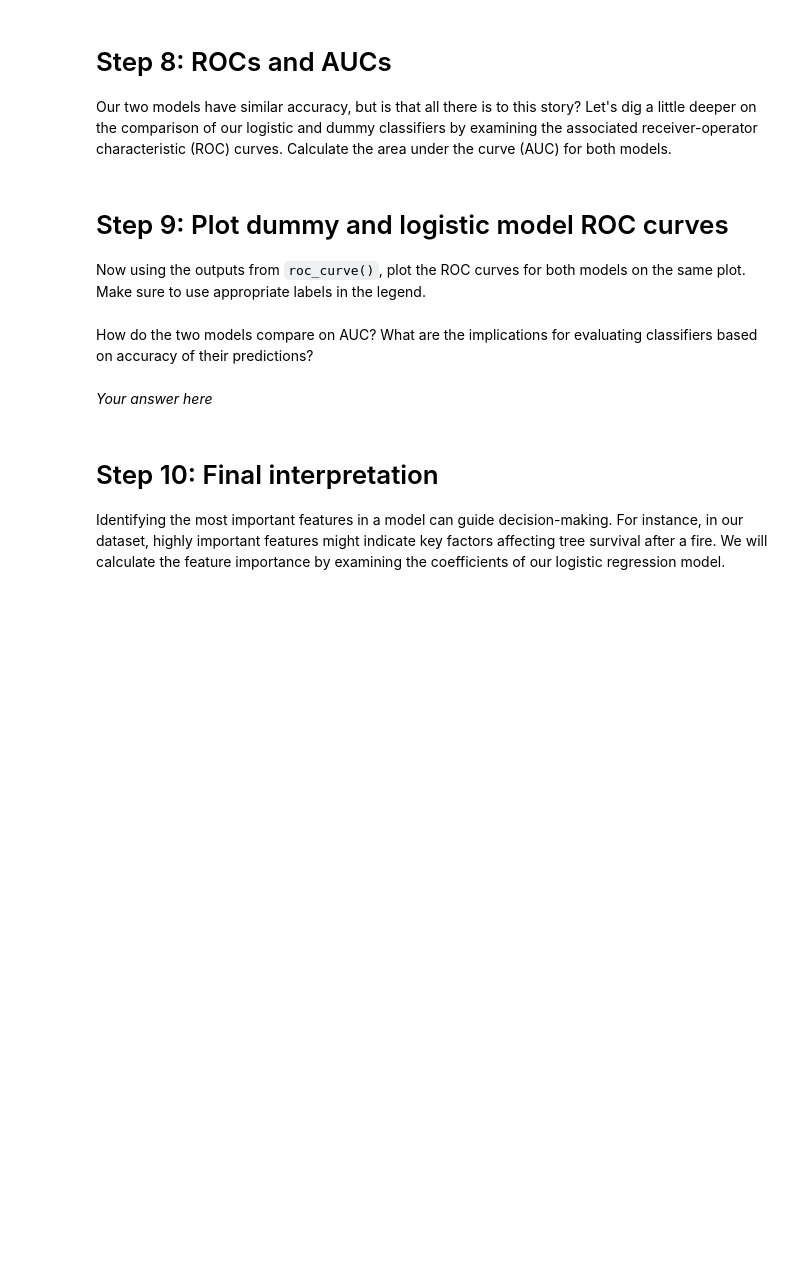
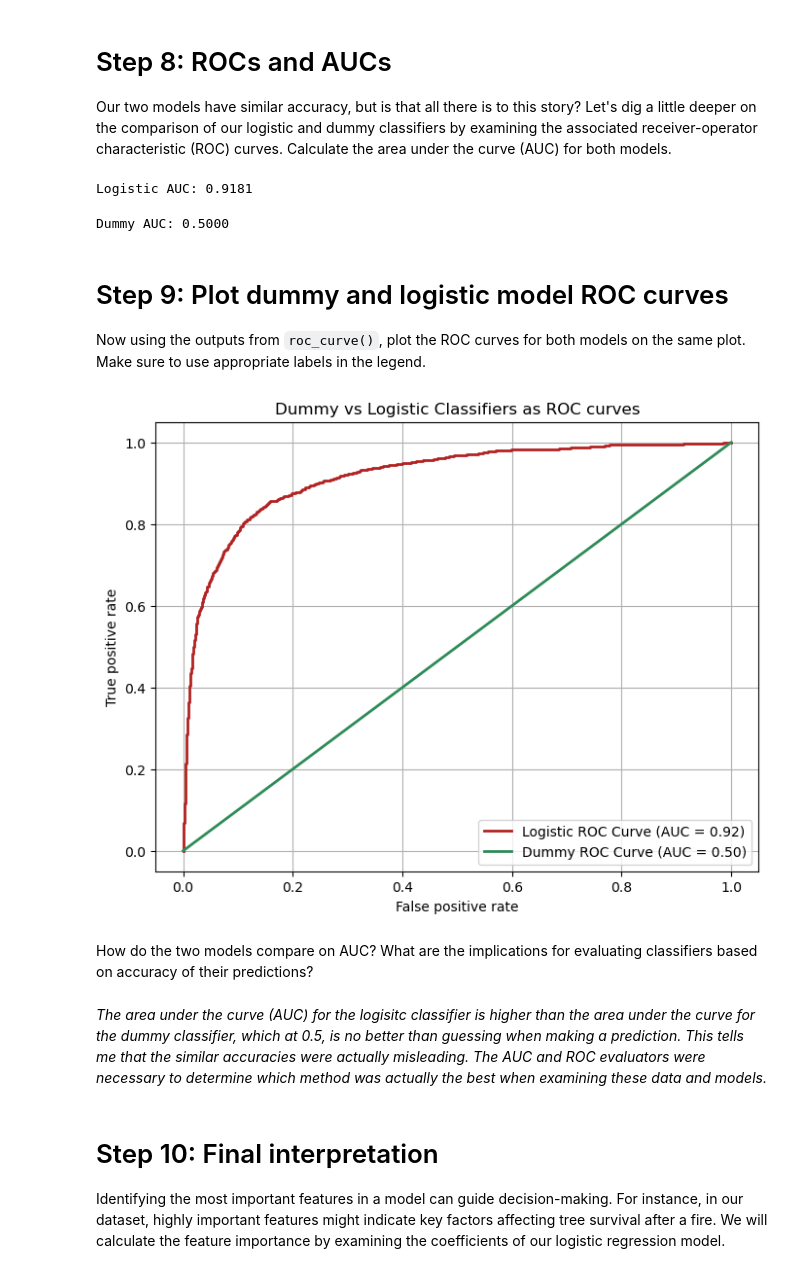
Before and after one commit to jorb1/EDS232-labs, a Jupyter notebook: Week3/lab3-wildfire.ipynb, the cells around one changed output. Drawn from its saved outputs; the diff is of its cells as text; code cells hidden in the pictures; blank space fills up the shorter version.

```diff
--- a/Week3/lab3-wildfire.ipynb
+++ b/Week3/lab3-wildfire.ipynb
@@ -218,20 +228,43 @@ Dummy Confusion Matrix:
 # Step 8: ROCs and AUCs
 Our two models have similar accuracy, but is that all there is to this story?  Let's dig a little deeper on the comparison of our logistic and dummy classifiers by examining the associated receiver-operator characteristic (ROC) curves. Calculate the area under the curve (AUC) for both models.
 # %%
-# Logistic classifier AUC
-...
-print(f"Logistic AUC: ")
+# Calculate the logistic classifier AUC
+log_auc = roc_auc_score(y_test, log_model.predict_proba(X_test_scaled)[:,1])
+print(f"Logistic AUC: {log_auc:.4f}")
+# %% [output]
+Logistic AUC: 0.9181
 # %%
-# Dummy classifier AUC
-...
-print(f"Dummy AUC: ")
+# Calculate the dummy classifier AUC
+dummy_auc = roc_auc_score(y_test, dummy.predict_proba(X_test_scaled)[:,1])
+print(f"Dummy AUC: {dummy_auc:.4f}")
+# %% [output]
+Dummy AUC: 0.5000
 # %% [markdown]
 # Step 9: Plot dummy and logistic model ROC curves
 Now using the outputs from `roc_curve()`, plot the ROC curves for both models on the same plot.  Make sure to use appropriate labels in the legend.
+# %%
+# Make the Logistic ROC curve
+fpr_log, tpr_log, _ = roc_curve(y_test, log_model.predict_proba(X_test_scaled)[:,1])
+
+# Make the dummy ROC curve
+fpr_dum, tpr_dum, _ = roc_curve(y_test, dummy.predict_proba(X_test_scaled)[:,1])
+
+# Make the plot with the curves
+plt.figure(figsize = (8,6))
+plt.plot(fpr_log, tpr_log, color = 'firebrick', lw = 2, label = f'Logistic ROC Curve (AUC = {log_auc:.2f})')
+plt.plot(fpr_dum, tpr_dum, color = 'seagreen', lw = 2, label = f'Dummy ROC Curve (AUC = {dummy_auc:.2f})')
+plt.xlabel('False positive rate')
+plt.ylabel('True positive rate')
+plt.title('Dummy vs Logistic Classifiers as ROC curves')
+plt.legend()
+plt.grid(True)
+plt.show()
+# %% [output]
+[figure, added]
 # %% [markdown]
 How do the two models compare on AUC?  What are the implications for evaluating classifiers based on accuracy of their predictions?
 # %% [markdown]
-*Your answer here*
+*The area under the curve (AUC) for the logisitc classifier is higher than the area under the curve for the dummy classifier, which at 0.5, is no better than guessing when making a prediction. This tells me that the similar accuracies were actually misleading. The AUC and ROC evaluators were necessary to determine which method was actually the best when examining these data and models.*
 # %% [markdown]
 # Step 10: Final interpretation
 
```
Also changed, not shown: parts of 5 cells of this notebook.
